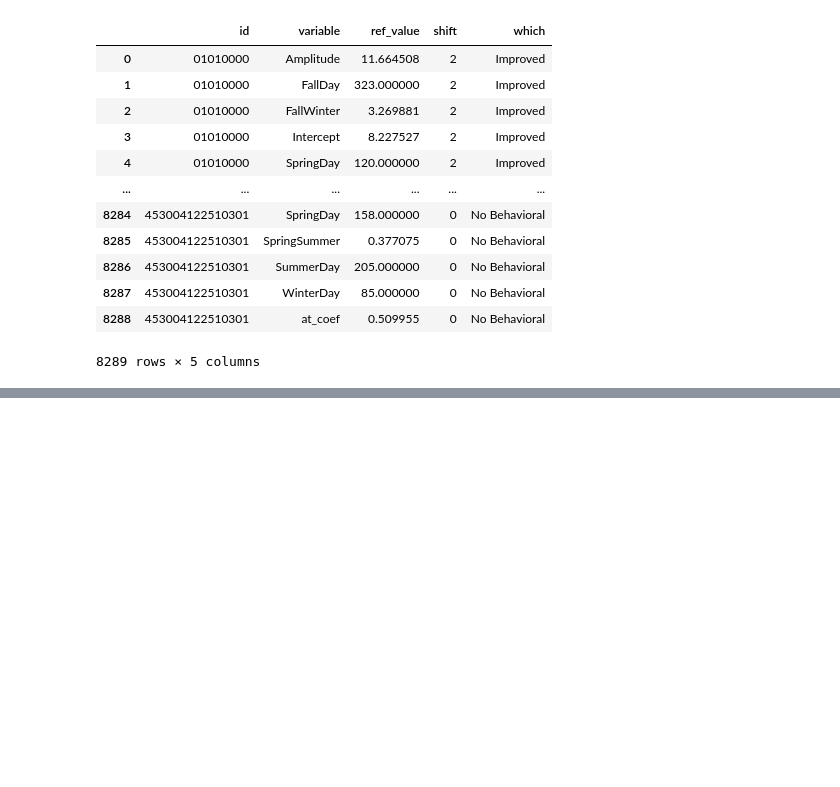
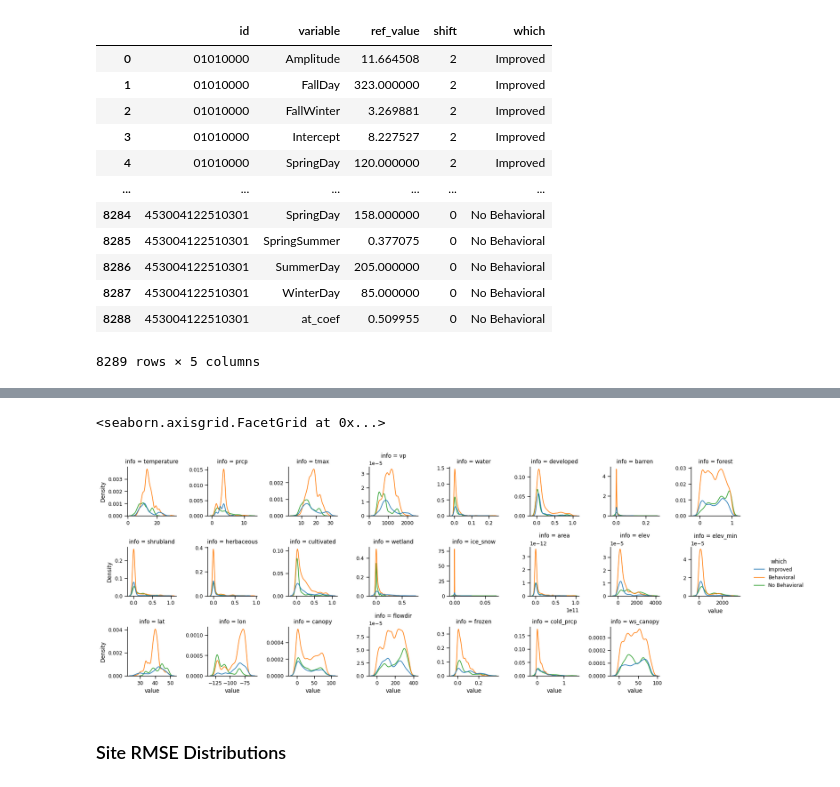
Before and after one commit to mines-ciroh/TempEst-NEWT, a Jupyter notebook: equifinality.ipynb, the cells around one changed output, grey strips where cells are left out. Saved outputs shown, nothing was run; the diff lists cells and outputs as text; code cells hidden in the pictures; blank space fills up the shorter version.

```diff
--- a/equifinality.ipynb
+++ b/equifinality.ipynb
@@ -58,3 +56,10 @@ with warnings.catch_warnings(action="ignore"):
     reference = dev_data.groupby("id").apply(perf_wcoef, include_groups=False).droplevel(1)
 # %% [output]
 |||||||||||||||||||||||||||||||||||||||||||||||||||||||||||||||||||||||||||||||||||||||||||||||||||||||||||||||||||||||||||||||||||||||||||||||||||||||||||||||||||||||||||||||||||||||||||||||||||||||| ...
+# %%
+site_info = dev_data.groupby("id")[["temperature", "prcp", "tmax", "vp", "water",
+                                    'developed', 'barren', 'forest', 'shrubland',
+                                    'herbaceous', 'cultivated', 'wetland', 'ice_snow',
+                                    'area', 'elev', 'elev_min', 'lat', 'lon',
+                                    'canopy', 'flowdir', 'frozen', 'cold_prcp', 'ws_canopy']].mean()
+site_info
@@ -353,0 +437,4 @@ sns.displot(ewid, x="value", col="variable", hue="width", col_wrap=3, height=2,
+# %%
+swinf = shifts.merge(site_info, how="left", on="id").melt(["id", "variable", "ref_value", "shift", "which"],
+           var_name="info",
+           value_name="value")
@@ -353,0 +454,8 @@ sns.displot(ewid, x="value", col="variable", hue="width", col_wrap=3, height=2,
+# %%
+sns.displot(swinf, x="value", col="info", col_wrap=8, hue="which",
+            kind="kde", height=2, facet_kws={"sharex": False, "sharey": False})
+# %% [output]
+<seaborn.axisgrid.FacetGrid at 0x...>
+[figure, added]
+# %% [markdown]
+### Site RMSE Distributions
```
Also changed, not shown: parts of 33 cells of this notebook, 1 other file.
